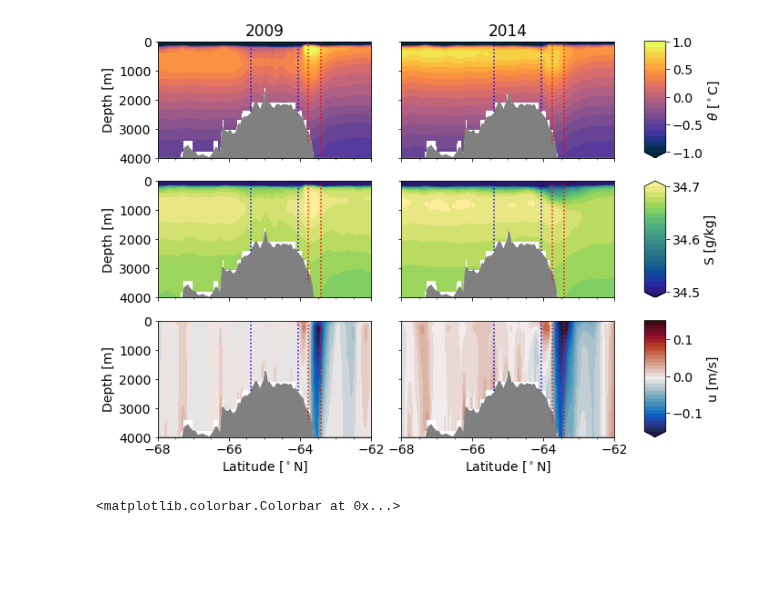
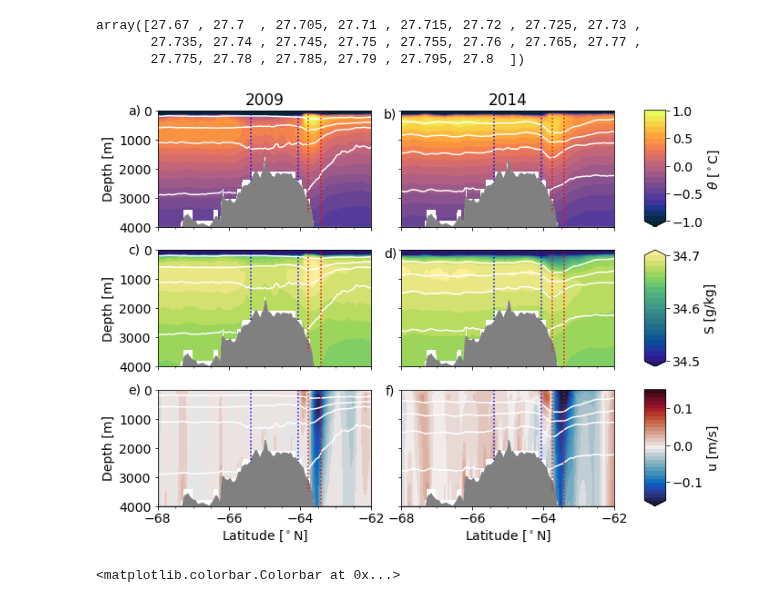
Before and after one commit to bguelk/JGR_2023_MaudRise, a Jupyter notebook: plot_figures/plot_sections.ipynb, the cells around one changed output. Saved outputs shown, nothing was run; the diff lists cells and outputs as text; code cells hidden in the pictures; blank space fills up the shorter version.

```diff
--- a/plot_figures/plot_sections.ipynb
+++ b/plot_figures/plot_sections.ipynb
@@ -61,14 +68,24 @@ Coordinates:
 tc=np.where(ds.mask_tc==1)[0]
 ha=np.where(ds.mask_ha_mod==1)[0]
+# %%
+np.concatenate(([27.67],np.arange(27.7,27.8,0.005)))
+# %% [output]
+array([27.67 , 27.7  , 27.705, 27.71 , 27.715, 27.72 , 27.725, 27.73 ,
+       27.735, 27.74 , 27.745, 27.75 , 27.755, 27.76 , 27.765, 27.77 ,
+       27.775, 27.78 , 27.785, 27.79 , 27.795, 27.8  ])
+# %%
+#compute sigma0
+ds['sig0']=gsw.sigma0(ds.so,ds.thetao)
 # %%
 minor_ticks=np.arange(-70,-60,0.5)
 # %%
 ymax=4000
 fig,axes=plt.subplots(3,3,figsize=(10,8),gridspec_kw={'width_ratios':[1,1,0.1]})
-
+sig0_clev=np.concatenate(([27.67],np.arange(27.7,27.8,0.01)))
 ax=axes[0,0]
 #ax.set_facecolor('gray')
 ds.thetao.isel(t=0).where(ds.depth<ds.bathy_meter).plot.contourf(x="gphit",y="depth",ax=ax,vmin=-1,vmax=1,levels=21,cmap=cmo.thermal,add_colorbar=False)
+ds.sig0.isel(t=0).where(ds.depth<ds.bathy_meter).plot.contour(x="gphit",y="depth",ax=ax,levels=sig0_clev,colors='w')
 ax.fill_between(bat.nav_lat,bat.bathy_meter,ymax,color='gray')
 ax.vlines(x=ds.gphit.isel(y_c=tc[0]),ymin=0,ymax=2500,color='b',linestyle=':')
 ax.vlines(x=ds.gphit.isel(y_c=tc[-1]),ymin=0,ymax=2500,color='b',linestyle=':')
@@ -82,10 +99,12 @@ ax.set_ylabel('Depth [m]')
 ax.set_xlabel('')
 ax.set_xticklabels([])
 ax.set_xlim(-68,-62)
+ax.text(-.11, 1, 'a)', horizontalalignment='center',verticalalignment='center', transform=ax.transAxes,fontsize='14')
 
 ax=axes[0,1]
 #ax.set_facecolor('gray')
 cbt=ds.thetao.isel(t=1).where(ds.depth<ds.bathy_meter).plot.contourf(x="gphit",y="depth",ax=ax,vmin=-1,vmax=1,levels=21,cmap=cmo.thermal,add_colorbar=False)
+ds.sig0.isel(t=1).where(ds.depth<ds.bathy_meter).plot.contour(x="gphit",y="depth",ax=ax,levels=sig0_clev,colors='w')
 ax.fill_between(bat.nav_lat,bat.bathy_meter,ymax,color='gray')
 ax.vlines(x=ds.gphit.isel(y_c=tc[0]),ymin=0,ymax=2500,color='b',linestyle=':')
 ax.vlines(x=ds.gphit.isel(y_c=tc[-1]),ymin=0,ymax=2500,color='b',linestyle=':')
@@ -101,11 +120,12 @@ ax.set_xlabel('')
 ax.set_xticklabels([])
 ax.set_xlim(-68,-62)
 plt.colorbar(cbt,cax=axes[0,2],ticks=np.linspace(-1,1,5),label='$\\theta$ [$^\circ$C]')
-
+ax.text(-.05, 0.97, 'b)', horizontalalignment='center',verticalalignment='center', transform=ax.transAxes,fontsize='14')
 
 ax=axes[1,0]
 #ax.set_facecolor('gray')
 ds.so.isel(t=0).where(ds.depth<ds.bathy_meter).plot.contourf(x="gphit",y="depth",ax=ax,vmin=34.5,vmax=34.7,levels=21,cmap=cmo.haline,add_colorbar=False)
+ds.sig0.isel(t=0).where(ds.depth<ds.bathy_meter).plot.contour(x="gphit",y="depth",ax=ax,levels=sig0_clev,colors='w')
 ax.fill_between(bat.nav_lat,bat.bathy_meter,ymax,color='gray')
 ax.vlines(x=ds.gphit.isel(y_c=tc[0]),ymin=0,ymax=2500,color='b',linestyle=':')
 ax.vlines(x=ds.gphit.isel(y_c=tc[-1]),ymin=0,ymax=2500,color='b',linestyle=':')
@@ -119,10 +139,12 @@ ax.set_ylabel('Depth [m]')
 ax.set_xlabel('')
 ax.set_xticklabels([])
 ax.set_xlim(-68,-62)
+ax.text(-.11, 1,'c)', horizontalalignment='center',verticalalignment='center', transform=ax.transAxes,fontsize='14')
 
 ax=axes[1,1]
 #ax.set_facecolor('gray')
 cbs=ds.so.isel(t=1).where(ds.depth<ds.bathy_meter).plot.contourf(x="gphit",y="depth",ax=ax,vmin=34.5,vmax=34.7,levels=21,cmap=cmo.haline,add_colorbar=False)
+ds.sig0.isel(t=1).where(ds.depth<ds.bathy_meter).plot.contour(x="gphit",y="depth",ax=ax,levels=sig0_clev,colors='w')
 ax.fill_between(bat.nav_lat,bat.bathy_meter,ymax,color='gray')
 ax.vlines(x=ds.gphit.isel(y_c=tc[0]),ymin=0,ymax=2500,color='b',linestyle=':')
 ax.vlines(x=ds.gphit.isel(y_c=tc[-1]),ymin=0,ymax=2500,color='b',linestyle=':')
@@ -138,43 +160,49 @@ ax.set_xlabel('')
 ax.set_xticklabels([])
 ax.set_xlim(-68,-62)
 plt.colorbar(cbs,cax=axes[1,2],ticks=np.linspace(34.5,34.7,3),label='S [g/kg]')
+ax.text(-.05, 0.97, 'd)', horizontalalignment='center',verticalalignment='center', transform=ax.transAxes,fontsize='14')
 
 ax=axes[2,0]
 #ax.set_facecolor('gray')
 ds.uo.isel(t=0).where(ds.depth<ds.bathy_meter).plot.contourf(x="gphit",y="depth",ax=ax,vmin=-0.15,vmax=0.15,levels=31,cmap=cmo.balance,add_colorbar=False)
+ds.sig0.isel(t=0).where(ds.depth<ds.bathy_meter).plot.contour(x="gphit",y="depth",ax=ax,levels=sig0_clev,colors='w')
 ax.fill_between(bat.nav_lat,bat.bathy_meter,ymax,color='gray')
 ax.vlines(x=ds.gphit.isel(y_c=tc[0]),ymin=0,ymax=2500,color='b',linestyle=':')
 ax.vlines(x=ds.gphit.isel(y_c=tc[-1]),ymin=0,ymax=2500,color='b',linestyle=':')
 ax.vlines(x=ds.gphit.isel(y_c=ha[0]),ymin=0,ymax=3500,color='r',linestyle=':')
 ax.vlines(x=ds.gphit.isel(y_c=ha[-1]),ymin=0,ymax=5000,color='r',linestyle=':')
 ax.set_ylim(0,ymax)
 ax.set_xticks(minor_ticks, minor=True)
 ax.invert_yaxis()
 ax.set_title('')
 ax.set_ylabel('Depth [m]')
 ax.set_xlabel('Latitude [$^\circ$N]')
 ax.set_xlim(-68,-62)
+ax.text(-.11, 1, 'e)', horizontalalignment='center',verticalalignment='center', transform=ax.transAxes,fontsize='14')
 
 ax=axes[2,1]
 #ax.set_facecolor('gray')
 cbu=ds.uo.isel(t=1).where(ds.depth<ds.bathy_meter).plot.contourf(x="gphit",y="depth",ax=ax,vmin=-0.15,vmax=0.15,levels=31,cmap=cmo.balance,add_colorbar=False)
+ds.sig0.isel(t=1).where(ds.depth<ds.bathy_meter).plot.contour(x="gphit",y="depth",ax=ax,levels=sig0_clev,colors='w')
 ax.fill_between(bat.nav_lat,bat.bathy_meter,ymax,color='gray')
 ax.vlines(x=ds.gphit.isel(y_c=tc[0]),ymin=0,ymax=2500,color='b',linestyle=':')
 ax.vlines(x=ds.gphit.isel(y_c=tc[-1]),ymin=0,ymax=2500,color='b',linestyle=':')
 ax.vlines(x=ds.gphit.isel(y_c=ha[0]),ymin=0,ymax=3500,color='r',linestyle=':')
 ax.vlines(x=ds.gphit.isel(y_c=ha[-1]),ymin=0,ymax=5000,color='r',linestyle=':')
 ax.set_ylim(0,ymax)
+
 ax.set_xticks(minor_ticks, minor=True)
 ax.invert_yaxis()
 ax.set_title('')
 ax.set_ylabel('')
 ax.set_xlabel('Latitude [$^\circ$N]')
 ax.set_yticklabels([])
 ax.set_xlim(-68,-62)
-plt.colorbar(cbu,cax=axes[2,2],ticks=np.linspace(-0.10,0.10,3),label='u [m/s]')
-plt.savefig('./TSU_sections_2009_2014.png',dpi=300)
+plt.colorbar(cbu,cax=axes[2,2],ticks=np.linspace(-0.10,0.10,3),label='u [m/s]',extend='neither')
+ax.text(-.05, 0.99, 'f)', horizontalalignment='center',verticalalignment='center', transform=ax.transAxes,fontsize='14')
+plt.savefig('./TSU_sections_2009_2014.jpg',dpi=300)
 # %% [output]
-[figure, old version]
+[figure, new version]
 # %%
 ymax=4000
 fig,axes=plt.subplots(3,3,figsize=(10,8),gridspec_kw={'width_ratios':[1,1,0.1]})
```
Also changed, not shown: parts of 6 cells of this notebook, 1 other file.
